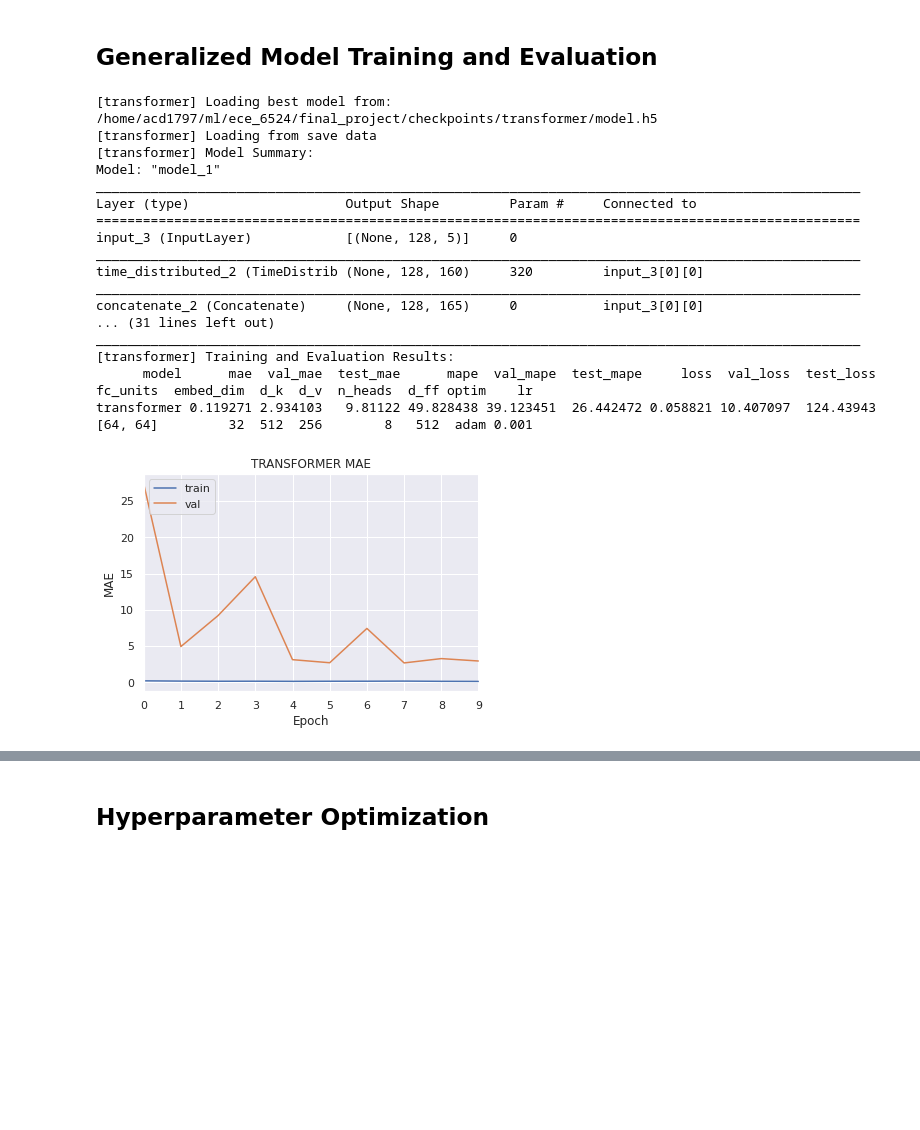
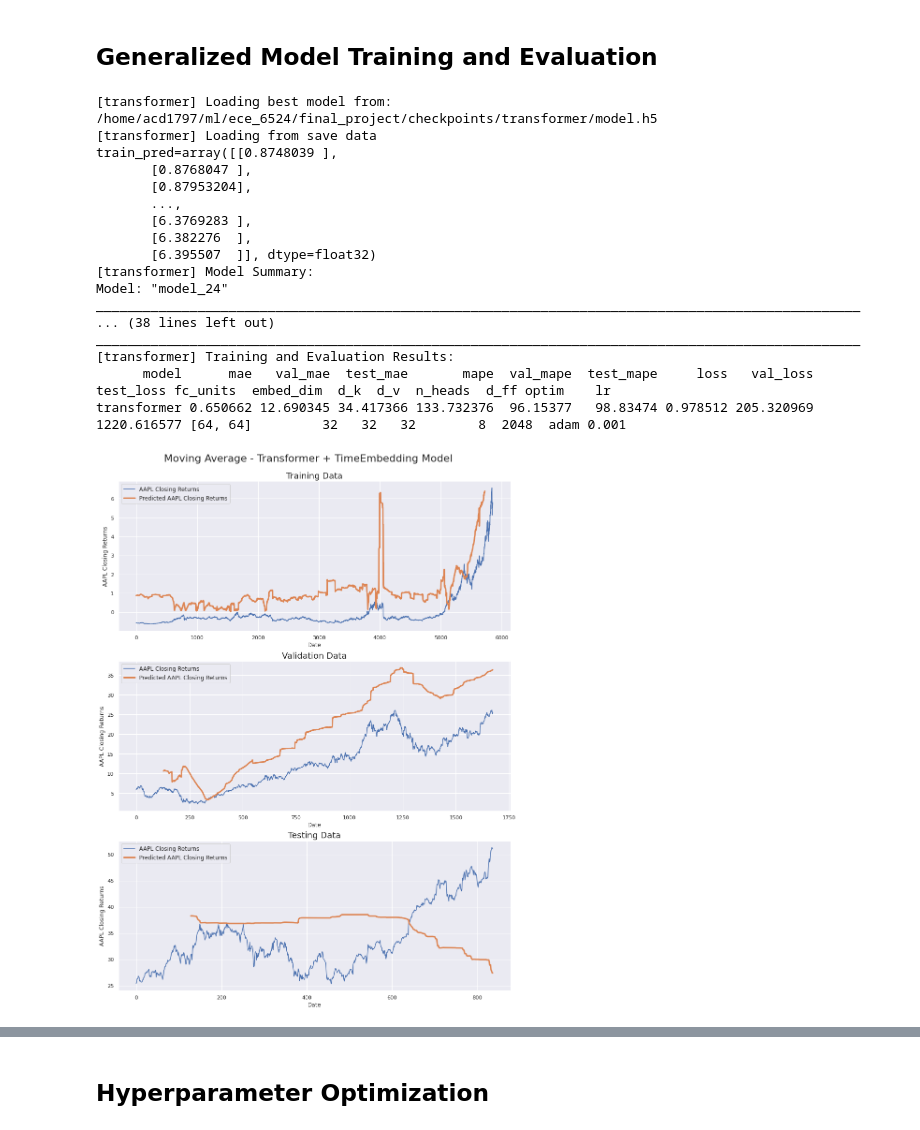
Before and after one commit to zanderman/stock-forecasting-transformer, a Jupyter notebook: forecast_transformer.ipynb, the cells around one changed output, grey strips where cells are left out. Drawn from its saved outputs; the diff is of its cells as text; code cells hidden in the pictures; blank space fills up the shorter version.

Commit message:
WIP bugfix Flat line prediction is coming from too large attention key/value dimensions

```diff
--- a/forecast_transformer.ipynb
+++ b/forecast_transformer.ipynb
@@ -875,16 +907,16 @@ def build_transformer(
     return keras.Model(inputs=inp, outputs=x)
 
 
-kwargs = dict(
-    in_seq_len=128, # Number of days in the past.
-    in_feat=5, # Number of features for each day in the past.
-    out_feat=3, # Number of features on 1-day horizon.
-    fc_units=[64,64],
-    embed_dim=32,
-    d_k=512,
-    d_v=256,
-    n_heads=8,
-    d_ff=512,
-)
-model = build_transformer(**kwargs)
-model.summary()
+# kwargs = dict(
+#     in_seq_len=128, # Number of days in the past.
+#     in_feat=5, # Number of features for each day in the past.
+#     out_feat=3, # Number of features on 1-day horizon.
+#     fc_units=[64,64],
+#     embed_dim=32,
+#     d_k=512,
+#     d_v=256,
+#     n_heads=8,
+#     d_ff=512,
+# )
+# model = build_transformer(**kwargs)
+# model.summary()
@@ -1021,8 +1035,8 @@ def train_evaluate_model(
         tf.keras.callbacks.EarlyStopping(
             monitor='val_loss',
             mode='auto',
-            patience=5,
-            min_delta=0.001,
+            patience=10,
+            # min_delta=0.001,
             restore_best_weights=True,
         ),
     ]
@@ -1178,55 +1240,58 @@ def train_evaluate_for_dataset(
 # %%
 builder = build_model_from_hparams(build_transformer)
 
+# {'optim': 'adam', 'n_heads': 8, 'lr': 0.001, 'fc_units': [128, 128], 'embed_dim': 32, 'd_v': 256, 'd_k': 512, 'd_ff': 2048}
 params = dict(
     fc_units=[64,64],
     embed_dim=32,
-    d_k=512,
-    d_v=256,
+    # d_k=512,
+    d_k=32,
+    # d_v=256,
+    d_v=32,
     n_heads=8,
-    d_ff=512,
+    d_ff=2048,
     optim='adam',
     lr=0.001,
 )
 compile_params = dict(
     loss='mse',
     metrics=['mae', 'mape'],
 )
 
 model, hist, met, params, df = train_evaluate_for_dataset(
     model_name='transformer',
     build_model_func=builder,
     params=params,
     compile_params=compile_params,
     asset='aapl',
     in_seq_len=128,
     out_seq_len=1,
     shift=1,
     split=(0.7, 0.2, 0.1),
     in_feat=['Open','High','Low','Close','Volume'],
     # out_feat=['Open','High','Low','Close','Volume'],
     out_feat=['Close'],
     batch_size=64,
-    shuffle=True,
+    shuffle=False,
     strategy=tf.distribute.get_strategy(),
     epochs=10,
 )
 # %% [output]
 [transformer] Loading best model from: /home/acd1797/ml/ece_6524/final_project/checkpoints/transformer/model.h5
 [transformer] Loading from save data
+train_pred=array([[0.8748039 ],
+       [0.8768047 ],
+       [0.87953204],
+       ...,
+       [6.3769283 ],
+       [6.382276  ],
+       [6.395507  ]], dtype=float32)
 [transformer] Model Summary:
-Model: "model_1"
+Model: "model_24"
 __________________________________________________________________________________________________
-Layer (type)                    Output Shape         Param #     Connected to
-==================================================================================================
-input_3 (InputLayer)            [(None, 128, 5)]     0
-__________________________________________________________________________________________________
-time_distributed_2 (TimeDistrib (None, 128, 160)     320         input_3[0][0]
-__________________________________________________________________________________________________
-concatenate_2 (Concatenate)     (None, 128, 165)     0           input_3[0][0]
-... (31 lines left out)
+... (38 lines left out)
 __________________________________________________________________________________________________
 [transformer] Training and Evaluation Results:
-      model      mae  val_mae  test_mae      mape  val_mape  test_mape     loss  val_loss  test_loss fc_units  embed_dim  d_k  d_v  n_heads  d_ff optim    lr
-transformer 0.119271 2.934103   9.81122 49.828438 39.123451  26.442472 0.058821 10.407097  124.43943 [64, 64]         32  512  256        8   512  adam 0.001
+      model      mae   val_mae  test_mae       mape  val_mape  test_mape     loss   val_loss   test_loss fc_units  embed_dim  d_k  d_v  n_heads  d_ff optim    lr
+transformer 0.650662 12.690345 34.417366 133.732376  96.15377   98.83474 0.978512 205.320969 1220.616577 [64, 64]         32   32   32        8  2048  adam 0.001
-[figure, old version]
+[figure, new version]
```
Also changed, not shown: parts of 8 cells of this notebook.
